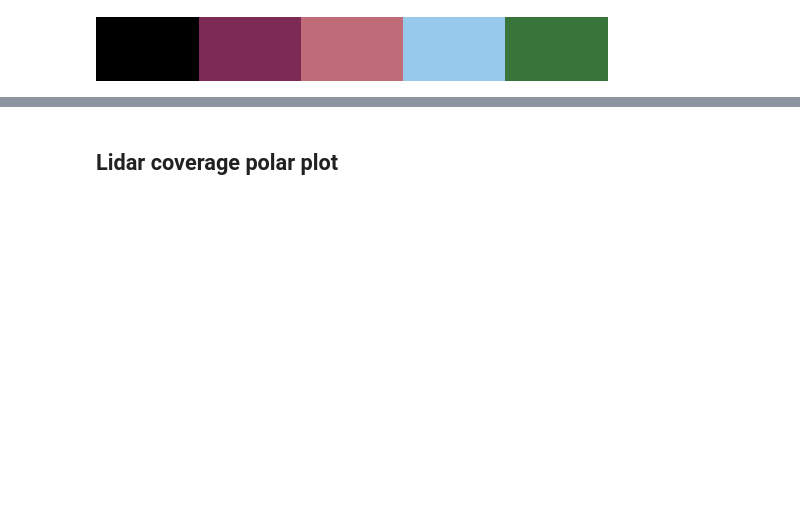
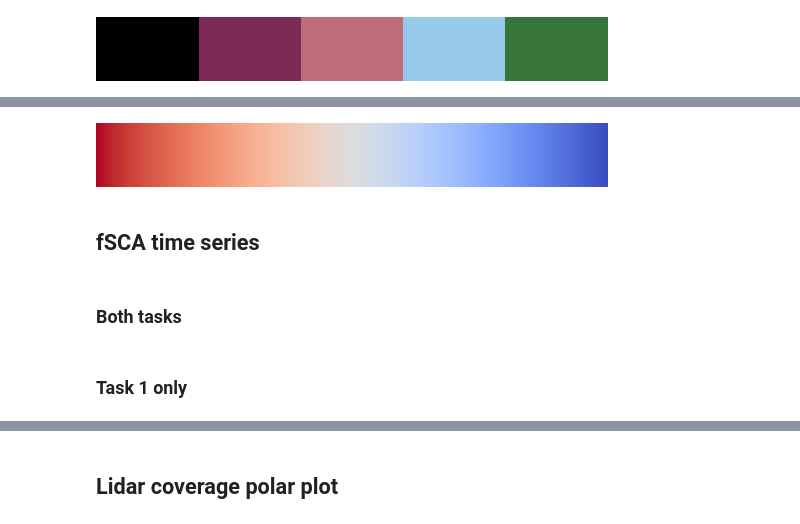
Before and after one commit to naniciafone/SIRO, a Jupyter notebook: SCA_comparison/make_figures.ipynb, the cells around one changed output, grey strips where cells are left out. Drawn from its saved outputs; the diff is of its cells as text; code cells hidden in the pictures; blank space fills up the shorter version.

```diff
--- a/SCA_comparison/make_figures.ipynb
+++ b/SCA_comparison/make_figures.ipynb
@@ -18,38 +16,45 @@ import matplotlib.pyplot as plt
 import matplotlib
 import pandas as pd
 from tqdm import tqdm
+import numpy as np
+import seaborn as sns
+import geopandas as gpd
+import xrspatial
 
-plt.rcParams.update({'font.size': 12, 'font.sans-serif': 'Verdana'})
+plt.rcParams.update({'font.size': 12, 'font.sans-serif': 'Arial'})
 
 # I/O
 BASE_DIR = "/Users/rdcrlrka/Research/SIRO/MCS_SCA/"
-OUT_DIR = os.path.join(BASE_DIR, "SCA_comparison_results")
-FIG_DIR = os.path.join(BASE_DIR, "figures")
+OUT_DIR = os.path.join(BASE_DIR, "SCA_comparison_results_SPIReS")
+FIG_DIR = os.path.join(BASE_DIR, "figures_SPIReS")
+AOI_FILE = os.path.join(BASE_DIR, "..", "MCS_outline.gpkg")
 os.makedirs(FIG_DIR, exist_ok=True)
 
-# Threshold params
-FSCA_THRESHOLD = 0.5
-TREE_MAX = 0.5
-VALID_MIN = 0.5
+# Satellite-based fSCA
+SPIRES_FSCA_FILE = os.path.join(OUT_DIR, "SPIReS_fSCA.nc")
+LS_FSCA_FILE = os.path.join(OUT_DIR, "Landsat_fSCA.nc")
+
+# Landsat images
+LS_IMAGE_DICT = {
+    date: sorted(glob(os.path.join(BASE_DIR, "Landsat_images", f"*{date}*SR_B*.TIF")))
+    for date in ["20241205", "20250114"]
+}
 
 # Model names
 MODEL_NAMES = ["HMS-EB", "HMS-TI", "iSnobal", "SnowModel"]
 
-# Consolidated result files
-PSS_MOSAIC_FILES    =  sorted(glob(os.path.join(BASE_DIR, "PSS_image_mosaics_clipped", "*.tif")))
-FSCA_PSS_FILE       =  os.path.join(OUT_DIR, "fSCA_100m_PlanetScope.nc")
-PSS_TOTALS_FILE     =  os.path.join(OUT_DIR, "SCA_totals_100m_PlanetScope.nc")
-SCA_MODELED_FILE    =  os.path.join(OUT_DIR, "compiled_SCA_totals_100m_modeled.nc")
-CM_FILE             =  os.path.join(OUT_DIR, "compiled_confusion_matrices.nc")
-RECALL_FILE         =  os.path.join(OUT_DIR, "compiled_recall_binned_elev_aspect.nc")
+# Compiled result filess
+METRICS_FILE = os.path.join(OUT_DIR, "compiled_performance_metrics.nc")
+METRICS_BINNED_FILE = os.path.join(OUT_DIR, "compiled_metrics_binned_elev_aspect.nc")
+MELT_OUT_BINNED_FILE = os.path.join(OUT_DIR, "compiled_melt_out_binned_elev_aspect.nc")
+MELT_OUT_GRIDS_FILE = os.path.join(OUT_DIR, "melt_out_dates_gridded.nc")
 
 # One gridded file per model
 MODEL_GRID_FILES = {
-    m: os.path.join(OUT_DIR, f"SCA_100m_gridded_{m}.nc") for m in MODEL_NAMES
+    m: os.path.join(OUT_DIR, f"fSCA_regridded_{m}.nc") for m in MODEL_NAMES
 }
 
-print(f"Located {len(PSS_MOSAIC_FILES)} PSS mosaics")
-for file in [FSCA_PSS_FILE, PSS_TOTALS_FILE, SCA_MODELED_FILE, CM_FILE, RECALL_FILE]:
+for file in [SPIRES_FSCA_FILE, METRICS_FILE, METRICS_BINNED_FILE]:
     if not os.path.exists(file):
         print("Could not locate file:", file)
 for m, f in MODEL_GRID_FILES.items():
@@ -743,0 +106,8 @@ Figure saved to: /Users/rdcrlrka/Research/SIRO/MCS_SCA/figures/recall_timeseries
+# %%
+derr_cmap = plt.cm.coolwarm_r
+derr_cmap_norm = matplotlib.colors.Normalize(vmin=-10, vmax=10)
+derr_cmap
+# %% [output]
+[figure, added]
+# %% [markdown]
+## fSCA time series
@@ -743,0 +128,2 @@ Figure saved to: /Users/rdcrlrka/Research/SIRO/MCS_SCA/figures/recall_timeseries
+# %% [markdown]
+### Both tasks
@@ -743,0 +272,2 @@ Figure saved to: /Users/rdcrlrka/Research/SIRO/MCS_SCA/figures/recall_timeseries
+# %% [markdown]
+### Task 1 only
```
Also changed, not shown: parts of 36 cells of this notebook, 8 other files.
